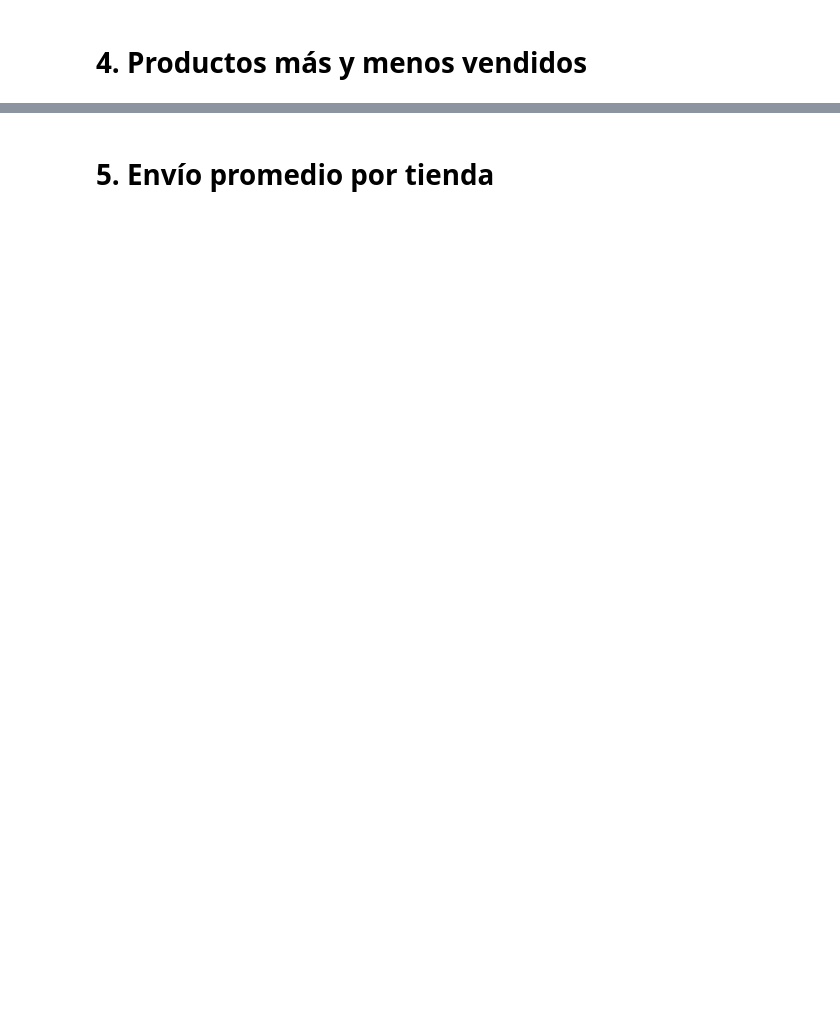
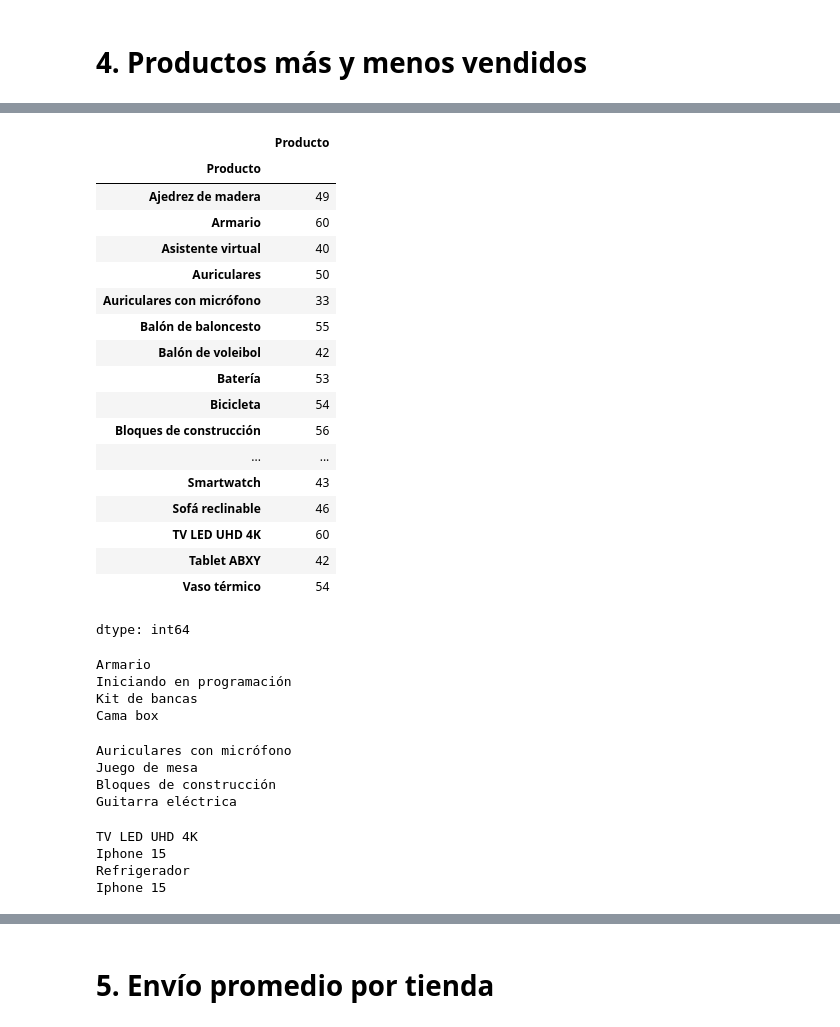
Before and after one commit to BjorkMagno/Portafolio, a Jupyter notebook: challenge-para-decidir-venta/AluraStoreLatam.ipynb, the cells around one changed output, grey strips where cells are left out. Drawn from its saved outputs; the diff is of its cells as text; code cells hidden in the pictures; blank space fills up the shorter version.

```diff
--- a/challenge-para-decidir-venta/AluraStoreLatam.ipynb
+++ b/challenge-para-decidir-venta/AluraStoreLatam.ipynb
@@ -138,0 +160,3 @@ dtype: float64
+# %%
+def tablaCantidadProductos (tienda):
+    return tienda.groupby('Producto')['Producto'].count()
@@ -138,0 +202,72 @@ dtype: float64
+# %%
+cantidadDeProducto1 = tablaCantidadProductos(tienda)
+cantidadDeProducto2 = tablaCantidadProductos(tienda2)
+cantidadDeProducto3 = tablaCantidadProductos(tienda3)
+cantidadDeProducto4 = tablaCantidadProductos(tienda4)
+
+cantidadDeProducto1
+# %% [output]
+|  | Producto |
+| Producto |  |
+| Ajedrez de madera | 49 |
+| Armario | 60 |
+| Asistente virtual | 40 |
+| Auriculares | 50 |
+| Auriculares con micrófono | 33 |
+| Balón de baloncesto | 55 |
+| Balón de voleibol | 42 |
+| Batería | 53 |
+| Bicicleta | 54 |
+| Bloques de construcción | 56 |
+| ... | ... |
+| Smartwatch | 43 |
+| Sofá reclinable | 46 |
+| TV LED UHD 4K | 60 |
+| Tablet ABXY | 42 |
+| Vaso térmico | 54 |
+dtype: int64
+# %%
+maxProducto1 = maxProducto(tienda)
+maxProducto2 = maxProducto(tienda2)
+maxProducto3 = maxProducto(tienda3)
+maxProducto4 = maxProducto(tienda4)
+
+print(maxProducto1)
+print(maxProducto2)
+print(maxProducto3)
+print(maxProducto4)
+# %% [output]
+Armario
+Iniciando en programación
+Kit de bancas
+Cama box
+# %%
+minProducto1 = minProducto(tienda)
+minProducto2 = minProducto(tienda2)
+minProducto3 = minProducto(tienda3)
+minProducto4 = minProducto(tienda4)
+
+print(minProducto1)
+print(minProducto2)
+print(minProducto3)
+print(minProducto4)
+# %% [output]
+Auriculares con micrófono
+Juego de mesa
+Bloques de construcción
+Guitarra eléctrica
+# %%
+maxVenta1 = maxVentas(tienda)
+maxVenta2 = maxVentas(tienda2)
+maxVenta3 = maxVentas(tienda3)
+maxVenta4 = maxVentas(tienda4)
+
+print(maxVenta1)
+print(maxVenta2)
+print(maxVenta3)
+print(maxVenta4)
+# %% [output]
+TV LED UHD 4K
+Iphone 15
+Refrigerador
+Iphone 15
```
Also changed, not shown: parts of 9 cells of this notebook.
